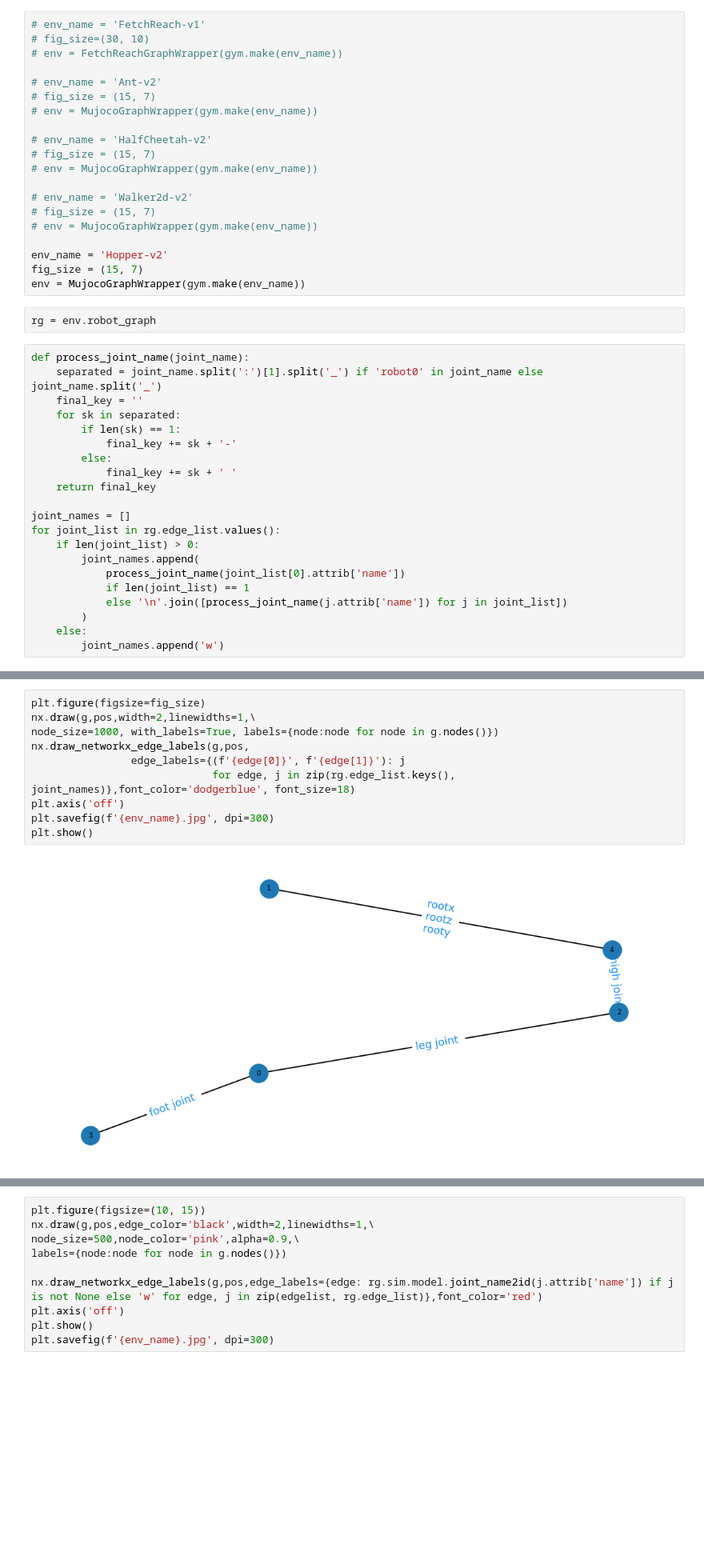
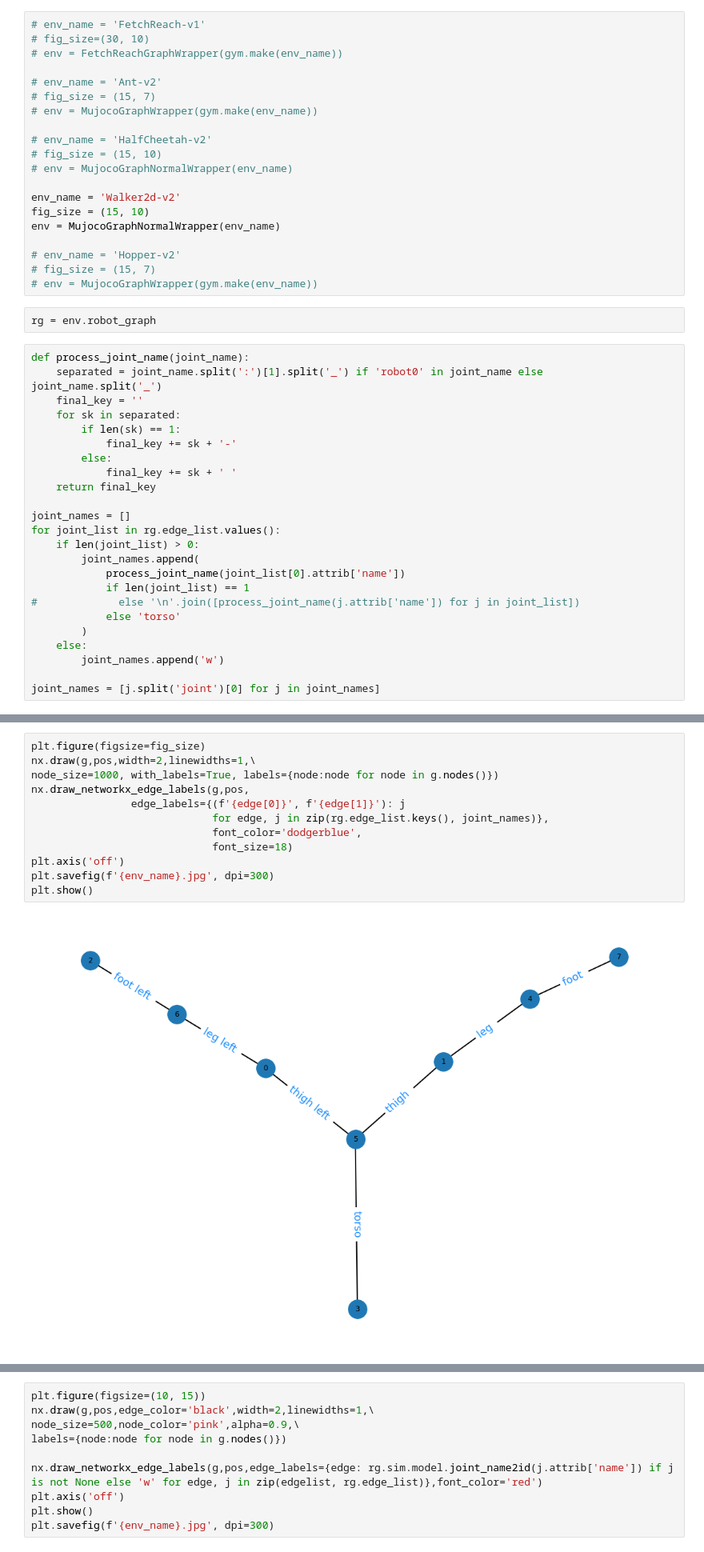
Before and after one commit to MehranTaghian/SAC_GCN, a Jupyter notebook: GraphVisualization.ipynb, the cells around one changed output, grey strips where cells are left out. Shown at 80% size. Saved outputs shown, nothing was run; the diff lists cells and outputs as text; blank space fills up the shorter version.

Commit message:
walker2dbroken scripts added

```diff
--- a/GraphVisualization.ipynb
+++ b/GraphVisualization.ipynb
@@ -19,16 +19,16 @@ home = str(Path.home())
 # env = MujocoGraphWrapper(gym.make(env_name))
 
 # env_name = 'HalfCheetah-v2'
+# fig_size = (15, 10)
+# env = MujocoGraphNormalWrapper(env_name)
+
+env_name = 'Walker2d-v2'
+fig_size = (15, 10)
+env = MujocoGraphNormalWrapper(env_name)
+
+# env_name = 'Hopper-v2'
 # fig_size = (15, 7)
 # env = MujocoGraphWrapper(gym.make(env_name))
-
-# env_name = 'Walker2d-v2'
-# fig_size = (15, 7)
-# env = MujocoGraphWrapper(gym.make(env_name))
-
-env_name = 'Hopper-v2'
-fig_size = (15, 7)
-env = MujocoGraphWrapper(gym.make(env_name))
 # %%
 rg = env.robot_graph
 # %%
@@ -48,10 +48,13 @@ for joint_list in rg.edge_list.values():
         joint_names.append(
             process_joint_name(joint_list[0].attrib['name'])
             if len(joint_list) == 1
-            else '\n'.join([process_joint_name(j.attrib['name']) for j in joint_list])
+#             else '\n'.join([process_joint_name(j.attrib['name']) for j in joint_list])
+            else 'torso'
         )
     else:
         joint_names.append('w')
+
+joint_names = [j.split('joint')[0] for j in joint_names]
 # %%
 for i in range(len(rg.node_list)):
     print(i, rg.node_list[i].attrib['name'])
@@ -92,15 +99,17 @@ rooty
 # %%
 plt.figure(figsize=fig_size)
 nx.draw(g,pos,width=2,linewidths=1,\
 node_size=1000, with_labels=True, labels={node:node for node in g.nodes()})
 nx.draw_networkx_edge_labels(g,pos,
                 edge_labels={(f'{edge[0]}', f'{edge[1]}'): j
-                             for edge, j in zip(rg.edge_list.keys(), joint_names)},font_color='dodgerblue', font_size=18)
+                             for edge, j in zip(rg.edge_list.keys(), joint_names)},
+                             font_color='dodgerblue',
+                             font_size=18)
 plt.axis('off')
 plt.savefig(f'{env_name}.jpg', dpi=300)
 plt.show()
 # %% [output]
-[figure, old version]
+[figure, new version]
 # %%
 env = gym.make(env_name)
 rg = env.robot_graph
```
Also changed, not shown: parts of 3 cells of this notebook.
